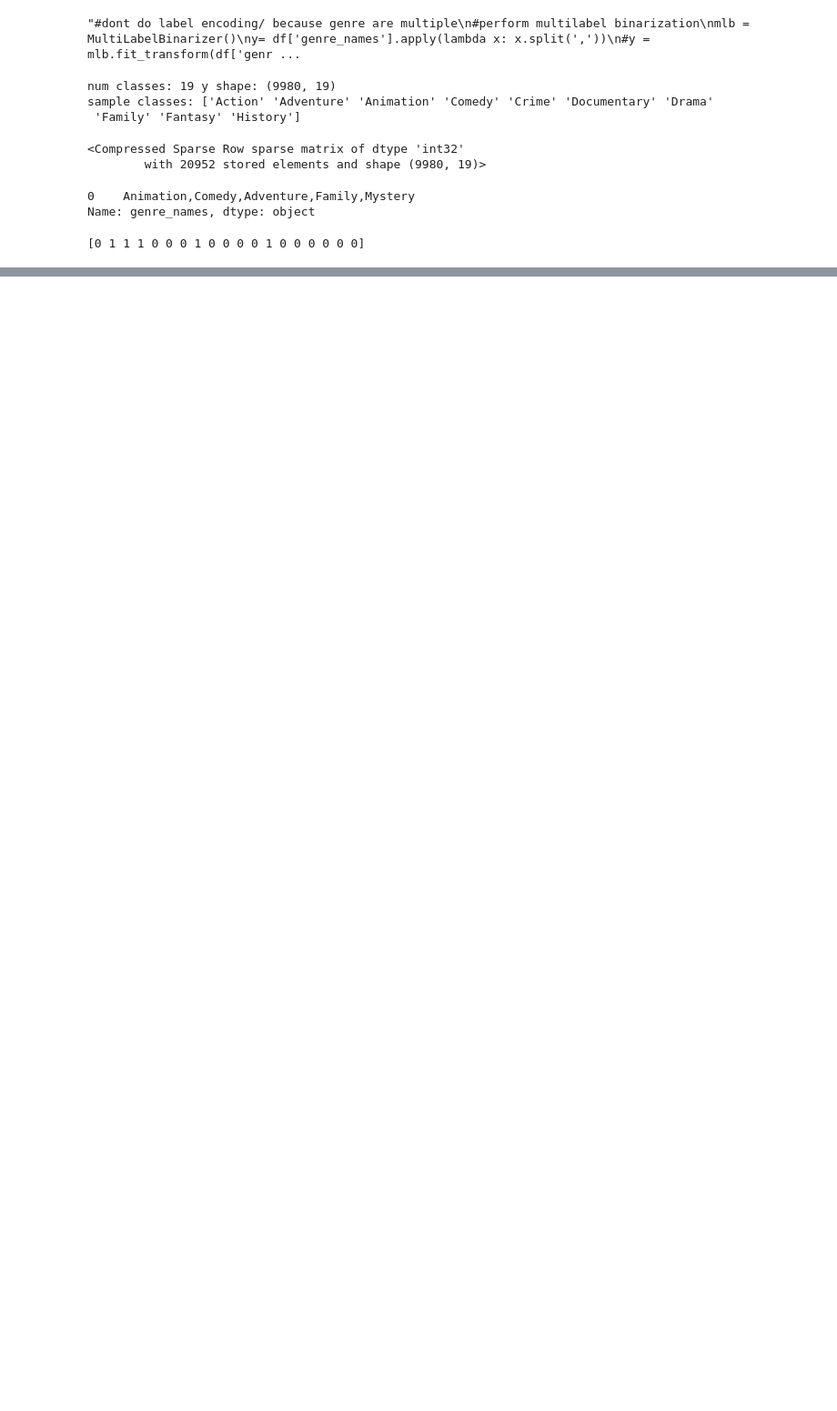
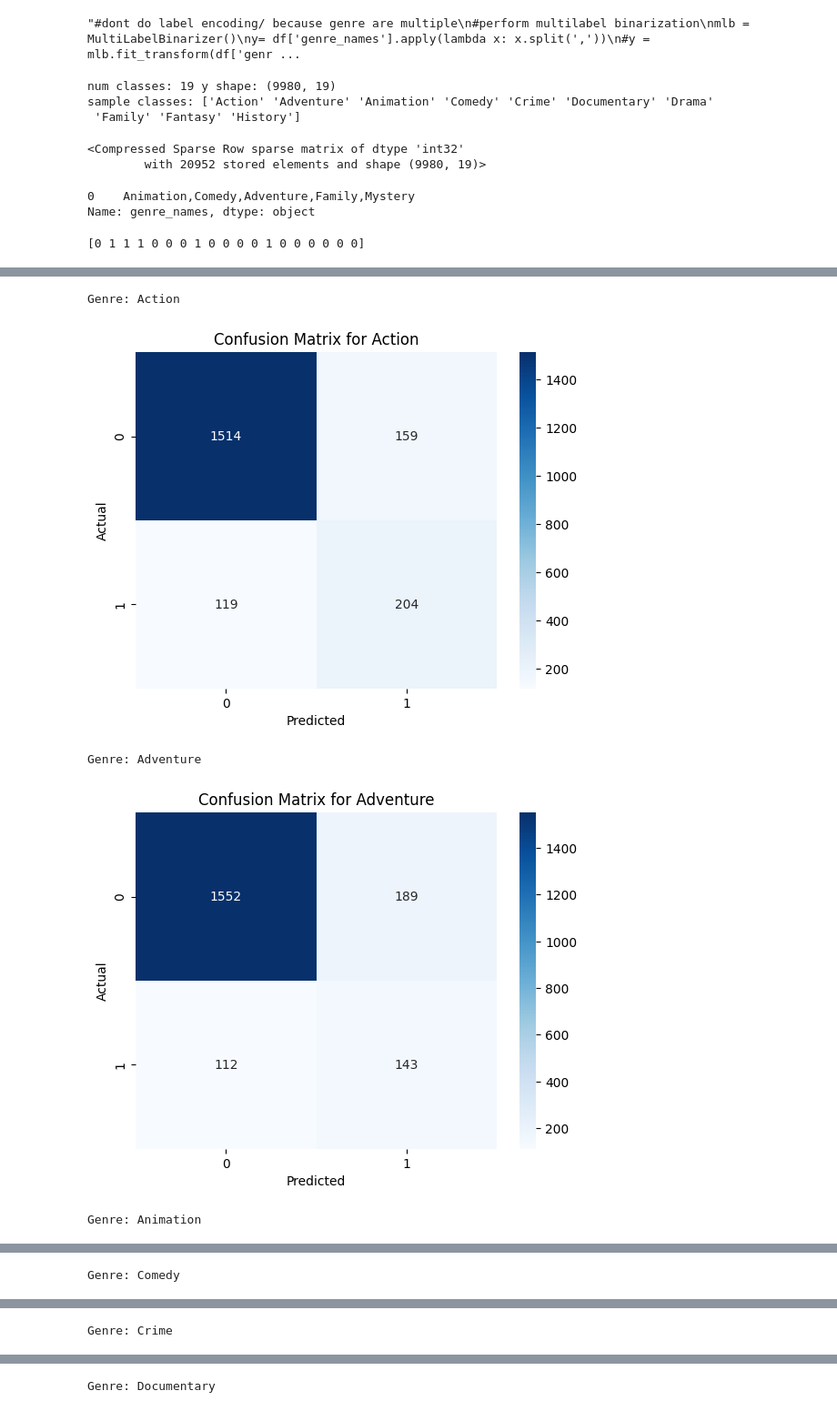
Before and after one commit to ALIZAMOMIN/Genrify, a Jupyter notebook: train.ipynb, the cells around one changed output, grey strips where cells are left out. Shown at 91% size. Drawn from its saved outputs; the diff is of its cells as text; code cells hidden in the pictures; blank space fills up the shorter version.

Commit message:
lsmt _model

```diff
--- a/train.ipynb
+++ b/train.ipynb
@@ -76,7 +133,7 @@ len(df['tokens'][0])
 #w2v: shallow-ANN>>learns embedding of words
 
 tokenized_corpus = df['tokens'].tolist()
-model = Word2Vec(sentences=tokenized_corpus, vector_size=300,
+w2v_model = Word2Vec(sentences=tokenized_corpus, vector_size=300,
     window=10,
     min_count=2,
     sg=1  # skip-gram >>for sementic
@@ -251,0 +538,18 @@ for y in mlb.classes_:
+# %%
+# Word2Vec
+''''''
+import pickle
+
+w2v_model.save("w2v_tmdb.model")
+
+# RNN
+torch.save({
+    "model_state": lstm_model.state_dict(),
+    "input_dim": input_dim,
+    "hidden_dim": hidden_dim,
+    "output_dim": output_dim
+}, "rnn_genre_full.pt")
+
+# Binarizer
+with open("mlb.pkl", "wb") as f:
+    pickle.dump(mlb, f)
@@ -251,0 +605,30 @@ for y in mlb.classes_:
+# %%
+from sklearn.metrics import confusion_matrix
+import seaborn as sns
+import matplotlib.pyplot as plt
+
+lstm_model.eval()
+
+with torch.no_grad():
+    preds = lstm_model(X_test)            # tensor
+    preds = (preds >= 0.8).int()          # threshold
+    preds = preds.cpu().numpy()           # → numpy
+    y_true = y_test.cpu().numpy()          # → numpy
+
+for genre in mlb.classes_:
+    print("Genre:", genre)
+    idx = list(mlb.classes_).index(genre)
+
+    cm = confusion_matrix(y_true[:, idx],preds[:, idx])
+
+    sns.heatmap(cm, annot=True, fmt='d', cmap='Blues')
+    plt.xlabel("Predicted")
+    plt.ylabel("Actual")
+    plt.title(f"Confusion Matrix for {genre}")
+    plt.show()
+# %% [output]
+Genre: Action
+[figure, added]
+Genre: Adventure
+[figure, added]
+Genre: Animation
@@ -251,0 +636 @@ for y in mlb.classes_:
+Genre: Comedy
@@ -251,0 +638 @@ for y in mlb.classes_:
+Genre: Crime
@@ -251,0 +640 @@ for y in mlb.classes_:
+Genre: Documentary
```
Also changed, not shown: parts of 34 cells of this notebook.
